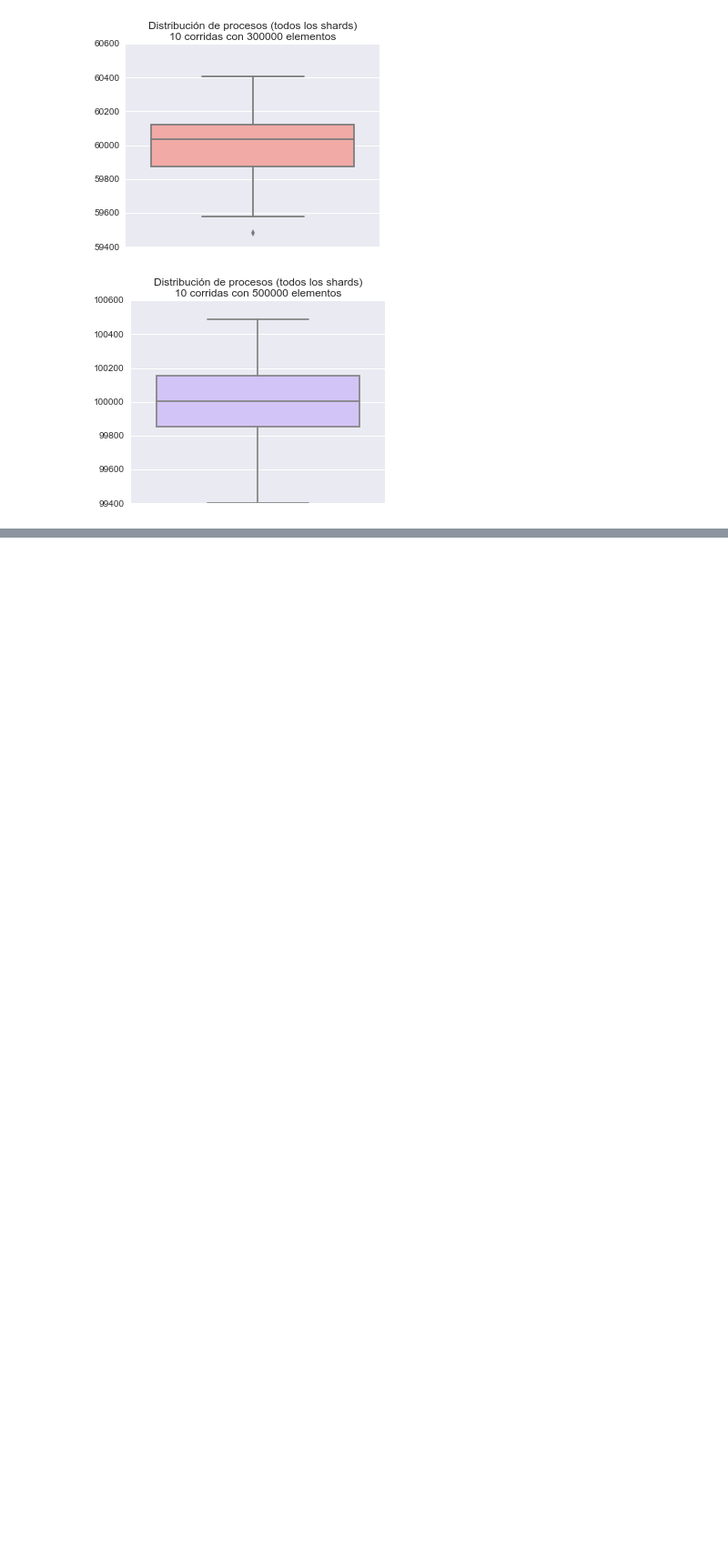
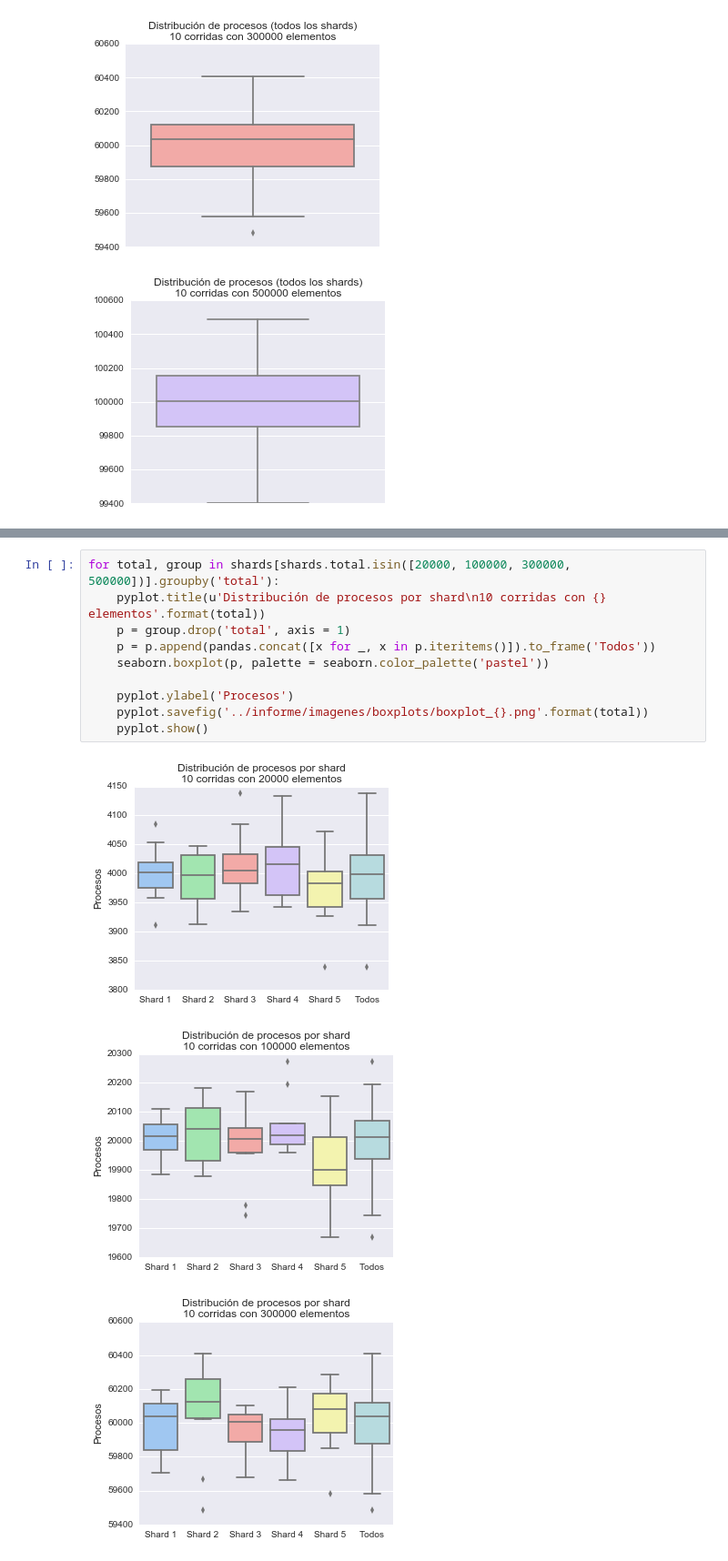
Before and after one commit to miguelmaurizio/bd-tp2, a Jupyter notebook: parte3/Graficos.ipynb, the cells around one changed output, grey strips where cells are left out. Shown at 91% size. Cells and saved outputs as stored; diff of their text form; blank space fills up the shorter version.

Commit message:
Boxplots todo junto.

```diff
--- a/parte3/Graficos.ipynb
+++ b/parte3/Graficos.ipynb
@@ -197,0 +212,14 @@ for e, (total, group) in enumerate(shards[shards.total.isin([20000, 100000, 3000
+# %%
+for total, group in shards[shards.total.isin([20000, 100000, 300000, 500000])].groupby('total'):
+    pyplot.title(u'Distribución de procesos por shard\n10 corridas con {} elementos'.format(total))
+    p = group.drop('total', axis = 1)
+    p = p.append(pandas.concat([x for _, x in p.iteritems()]).to_frame('Todos'))
+    seaborn.boxplot(p, palette = seaborn.color_palette('pastel'))
+
+    pyplot.ylabel('Procesos')
+    pyplot.savefig('../informe/imagenes/boxplots/boxplot_{}.png'.format(total))
+    pyplot.show()
+# %% [output]
+[figure, added]
+[figure, added]
+[figure, added]
```
Also changed, not shown: parts of 2 cells of this notebook, 8 other files.
